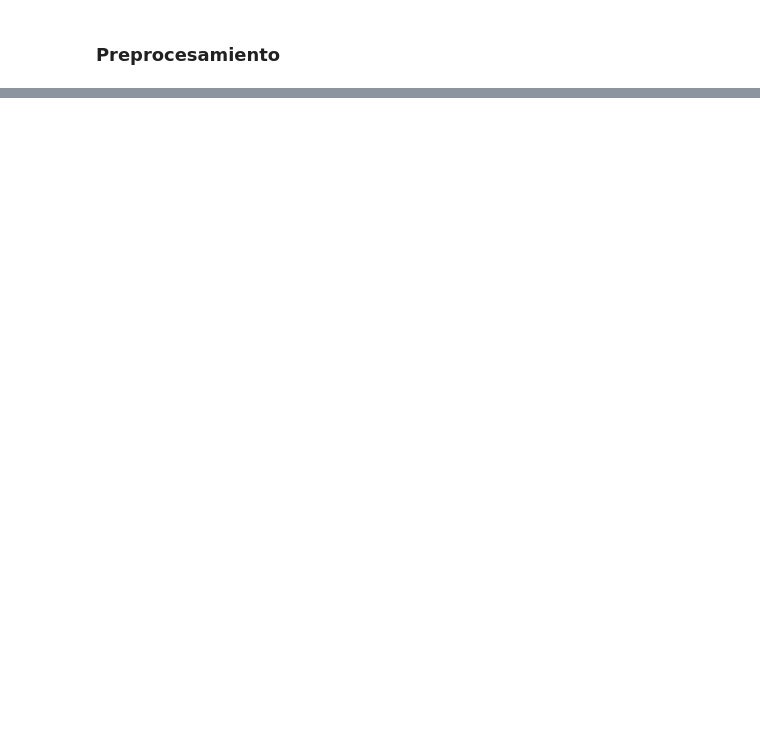
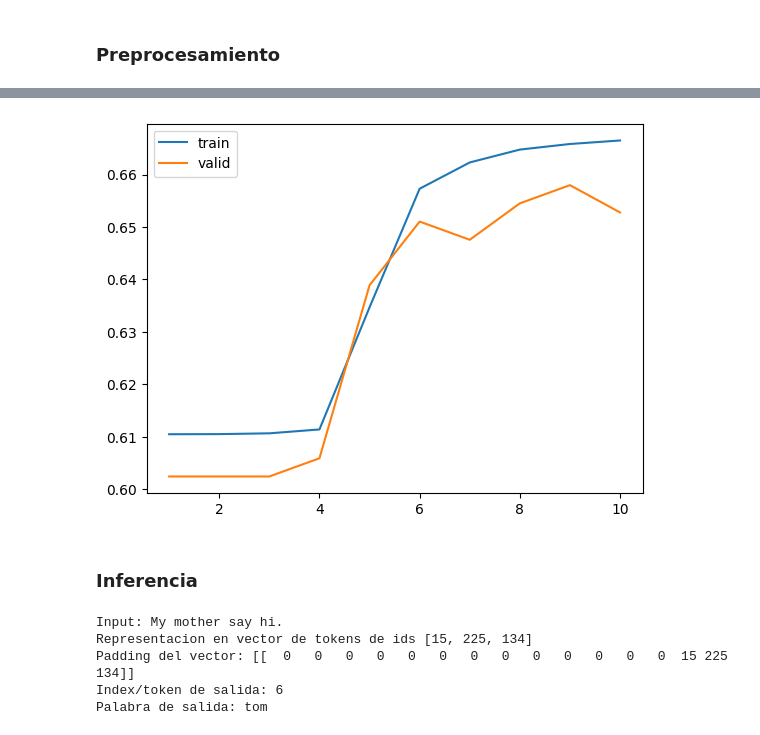
Before and after one commit to Agustinlopezf/CEIA-ProcesamientoLenguajeNaturalI, a Jupyter notebook: Desafio_4/Desafio_4.ipynb, the cells around one changed output, grey strips where cells are left out. Saved outputs shown, nothing was run; the diff lists cells and outputs as text; code cells hidden in the pictures; blank space fills up the shorter version.

Commit message:
Primer entrenamiento

```diff
--- a/Desafio_4/Desafio_4.ipynb
+++ b/Desafio_4/Desafio_4.ipynb
@@ -270,0 +348,27 @@ print("decoder_output_sequences shape:", decoder_output_sequences.shape)
+# %%
+# Por una cuestion de RAM se utilizará los embeddings de Glove de dimension 50
+model_embeddings = GloveEmbeddings()
+# %%
+# Crear la Embedding matrix de las secuencias
+# en ingles
+
+print('preparing embedding matrix...')
+embed_dim = model_embeddings.N_FEATURES
+words_not_found = []
+
+# word_index provieen del tokenizer
+
+nb_words = min(MAX_VOCAB_SIZE, len(word2idx_inputs)) # vocab_size
+embedding_matrix = np.zeros((nb_words, embed_dim))
+for word, i in word2idx_inputs.items():
+    if i >= nb_words:
+        continue
+    embedding_vector = model_embeddings.get_words_embeddings(word)[0]
+    if (embedding_vector is not None) and len(embedding_vector) > 0:
+
+        embedding_matrix[i] = embedding_vector
+    else:
+        # words not found in embedding index will be all-zeros.
+        words_not_found.append(word)
+
+print('number of null word embeddings:', np.sum(np.sum(embedding_matrix, axis=1) == 0))
@@ -270,0 +593,8 @@ print("decoder_output_sequences shape:", decoder_output_sequences.shape)
+# %%
+history1 = train(model,
+                train_loader,
+                valid_loader,
+                optimizer,
+                criterion,
+                epochs=10
+                )
@@ -270,0 +612,9 @@ print("decoder_output_sequences shape:", decoder_output_sequences.shape)
+# %%
+epoch_count = range(1, len(history1['accuracy']) + 1)
+sns.lineplot(x=epoch_count,  y=history1['accuracy'], label='train')
+sns.lineplot(x=epoch_count,  y=history1['val_accuracy'], label='valid')
+plt.show()
+# %% [output]
+[figure, added]
+# %% [markdown]
+### Inferencia
@@ -270,0 +625,32 @@ print("decoder_output_sequences shape:", decoder_output_sequences.shape)
+# %%
+input_test = "My mother say hi."
+print('Input:', input_test)
+integer_seq_test = input_tokenizer.texts_to_sequences([input_test])[0]
+print("Representacion en vector de tokens de ids", integer_seq_test)
+encoder_sequence_test = pad_sequences([integer_seq_test], maxlen=max_input_len)
+print("Padding del vector:", encoder_sequence_test)
+encoder_sequence_test_tensor = torch.from_numpy(encoder_sequence_test.astype(np.int32))
+
+# Se obtiene la salida del encoder (el estado oculto para el decoder)
+prev_state = model.encoder(encoder_sequence_test_tensor.to(device))
+
+# Se inicializa la secuencia de entrada al decoder como "<sos>"
+target_seq = np.zeros((1, 1))
+target_seq[0, 0] = word2idx_outputs['<sos>']
+target_seq_tensor = torch.from_numpy(target_seq.astype(np.int32))
+
+# Se obtiene la primera palabra de la secuencia de salida del decoder
+output, prev_state = model.decoder(target_seq_tensor.to(device), prev_state)
+
+top1 = output.argmax(1).view(-1, 1)
+idx = int(top1.cpu())
+print("Index/token de salida:", idx)
+
+word = idx2word_target[idx]
+print("Palabra de salida:", word)
+# %% [output]
+Input: My mother say hi.
+Representacion en vector de tokens de ids [15, 225, 134]
+Padding del vector: [[  0   0   0   0   0   0   0   0   0   0   0   0   0  15 225 134]]
+Index/token de salida: 6
+Palabra de salida: tom
```
Also changed, not shown: parts of 23 cells of this notebook, 3 other files.
